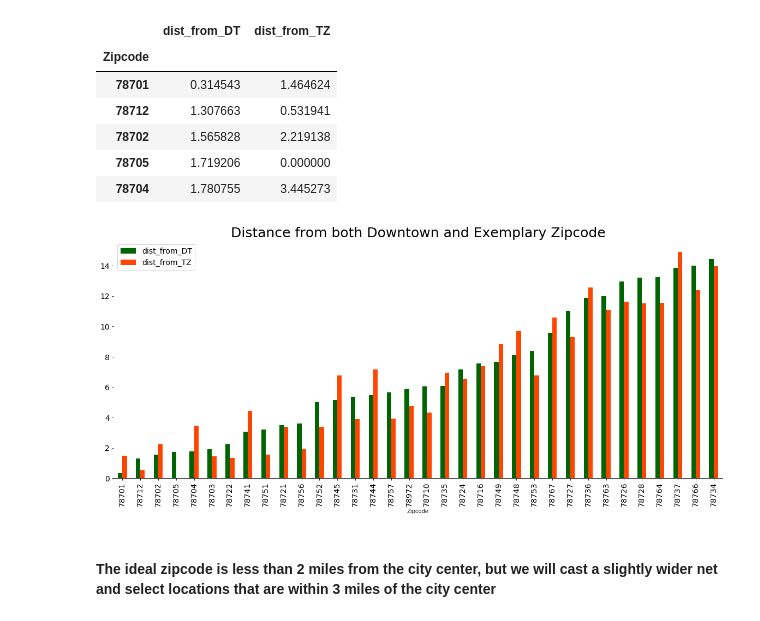
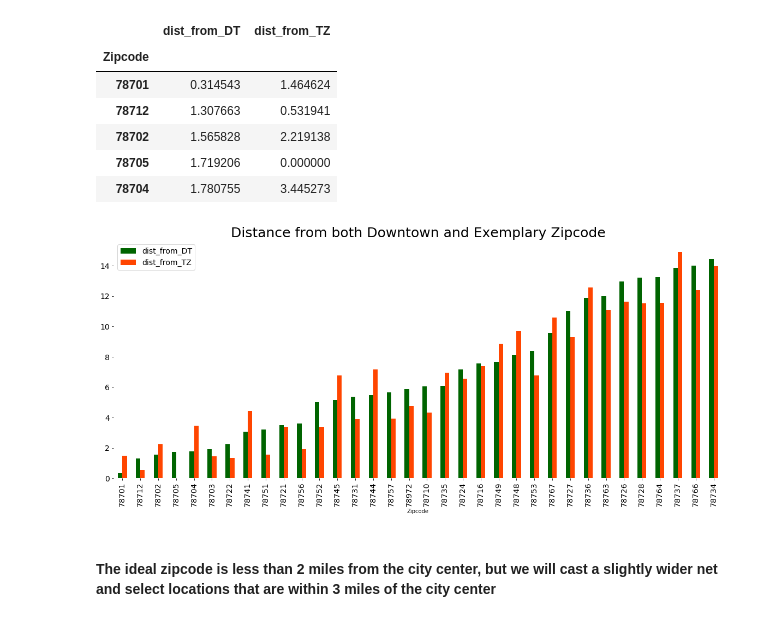
Before and after one commit to waltdrexler/Coursera_Capstone, a Jupyter notebook: Completed - Coursera Data Science Capstone - Austin.ipynb, the cells around one changed output. Drawn from its saved outputs; the diff is of its cells as text; code cells hidden in the pictures.

```diff
--- a/Completed - Coursera Data Science Capstone - Austin.ipynb
+++ b/Completed - Coursera Data Science Capstone - Austin.ipynb
@@ -666,17 +655,17 @@ plot_data.head()
 # %%
 # @hidden_cell
 
 ax=plot_data.plot(kind='bar', figsize=(20,8), fontsize=14, colors=['#006400', '#ff4500'])
 
 
 ax.set_title('Distance from both Downtown and Exemplary Zipcode', fontsize=25)
 ax.legend(fontsize=14)
 ax.spines['right'].set_visible(False)
 ax.spines['top'].set_visible(False)
 ax.spines['left'].set_visible(False)
-ax.spines['bottom'].set_visible(True)
+ax.spines['bottom'].set_visible(False)
 # %% [output]
-[figure, old version]
+[figure, new version]
 # %% [markdown]
 #### The ideal zipcode is less than 2 miles from the city center, but we will cast a slightly wider net and select locations that are within 3 miles of the city center
 # %%
```
Also changed, not shown: parts of 1 cell of this notebook.
